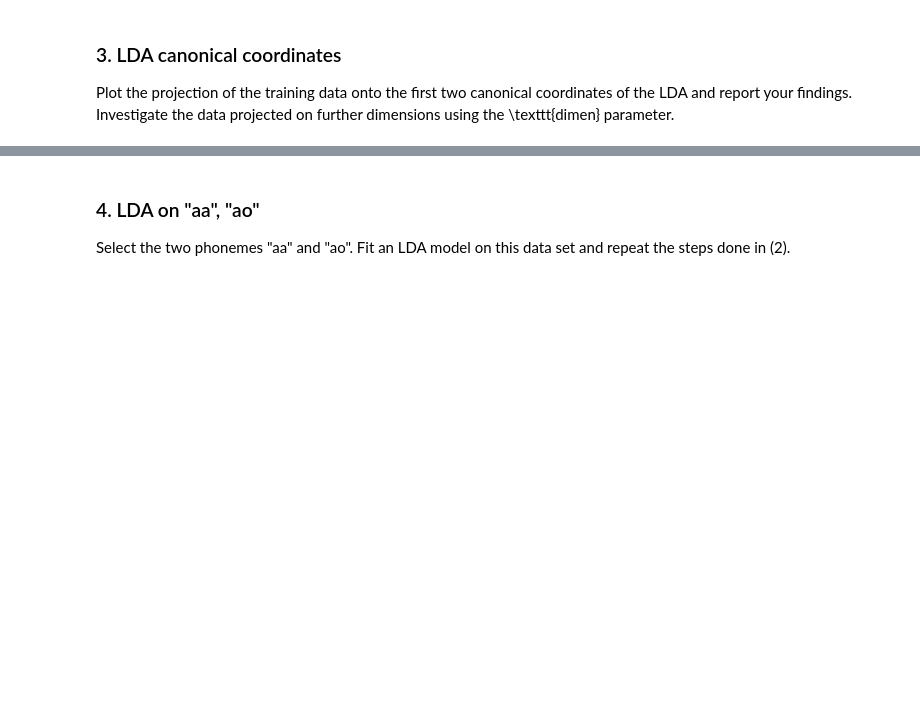
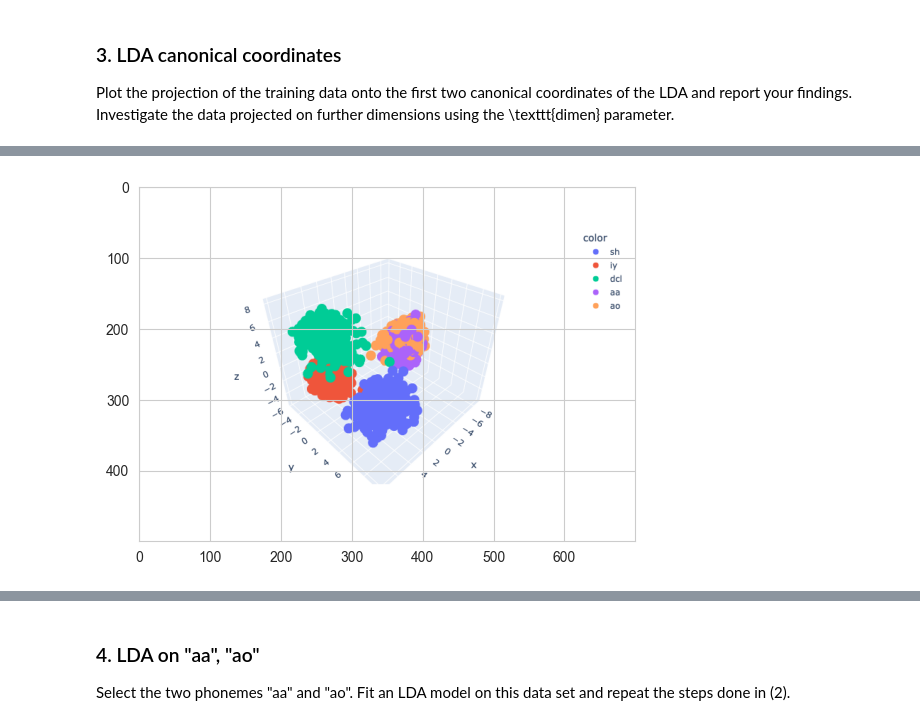
Before and after one commit to WojciechPtas/eml2022, a Jupyter notebook: ExerciseSheet_02/problems/Practical_Problem_1.ipynb, the cells around one changed output, grey strips where cells are left out. Cells and saved outputs as stored; diff of their text form; code cells hidden in the pictures; blank space fills up the shorter version.

```diff
--- a/ExerciseSheet_02/problems/Practical_Problem_1.ipynb
+++ b/ExerciseSheet_02/problems/Practical_Problem_1.ipynb
@@ -41,0 +57,8 @@ Test score:  0.9195893926432849
+# %%
+import matplotlib.image as mpimg
+
+img = mpimg.imread("fig1.png")
+p = plt.imshow(img)
+plt.show()
+# %% [output]
+[figure, added]
```
Also changed, not shown: parts of 12 cells of this notebook.
